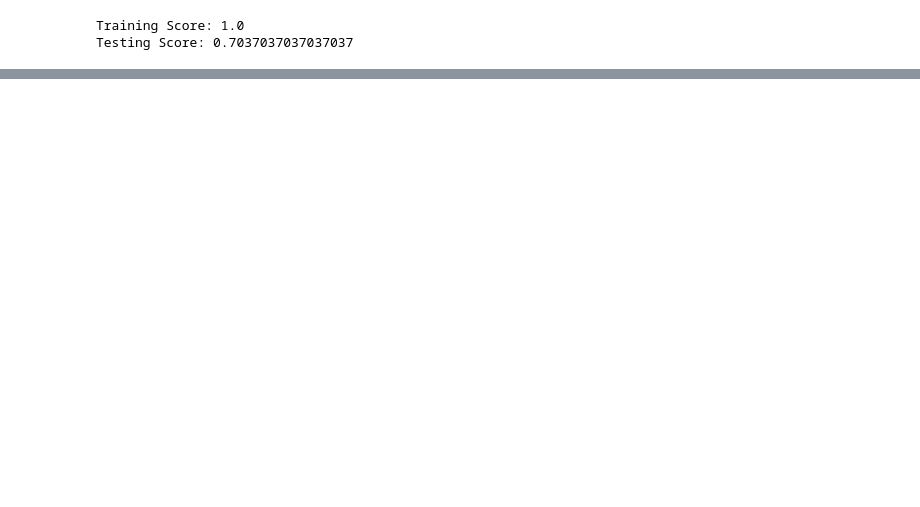
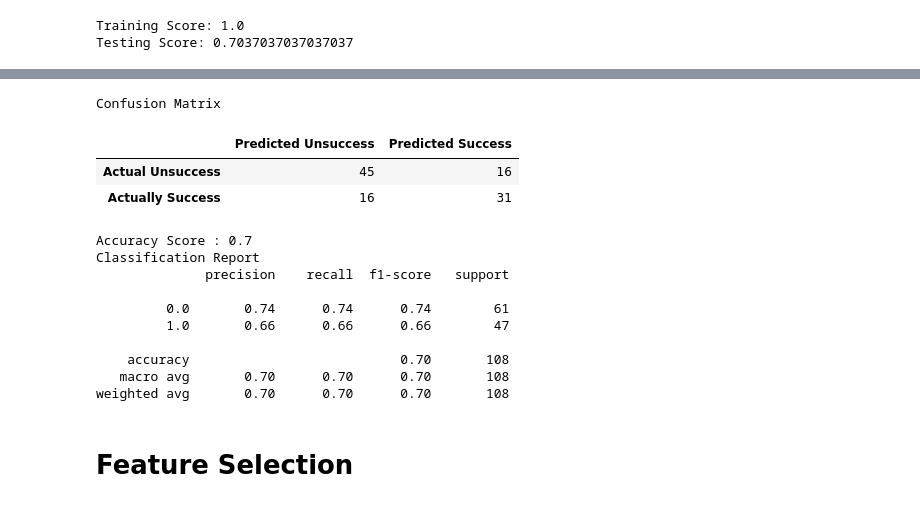
Before and after one commit to sberberian/Beer-Characteristics-Profiling, a Jupyter notebook: Machine_leaning_Beer.ipynb, the cells around one changed output, grey strips where cells are left out. Cells and saved outputs as stored; diff of their text form; code cells hidden in the pictures; blank space fills up the shorter version.

```diff
--- a/Machine_leaning_Beer.ipynb
+++ b/Machine_leaning_Beer.ipynb
@@ -176,3 +180,27 @@ weighted avg       0.70      0.70      0.70       108
+# %%
+# Displaying results
+print("Confusion Matrix")
+display(cm_df)
+print(f"Accuracy Score : {accuracy}")
+print("Classification Report")
+print(classification_report(y_test, y_pred))
+# %% [output]
+Confusion Matrix
+|  | Predicted Unsuccess | Predicted Success |
+| Actual Unsuccess | 45 | 16 |
+| Actually Success | 16 | 31 |
+Accuracy Score : 0.7
+Classification Report
+              precision    recall  f1-score   support
+
+         0.0       0.74      0.74      0.74        61
+         1.0       0.66      0.66      0.66        47
+
+    accuracy                           0.70       108
+   macro avg       0.70      0.70      0.70       108
+weighted avg       0.70      0.70      0.70       108
+# %% [markdown]
+# Feature Selection
 # %%
 # Plot features in order of importance
 features = sorted(zip(X.columns, clf.feature_importances_), key = lambda x: x[1])
```
Also changed, not shown: parts of 55 cells of this notebook, 1 other file.
